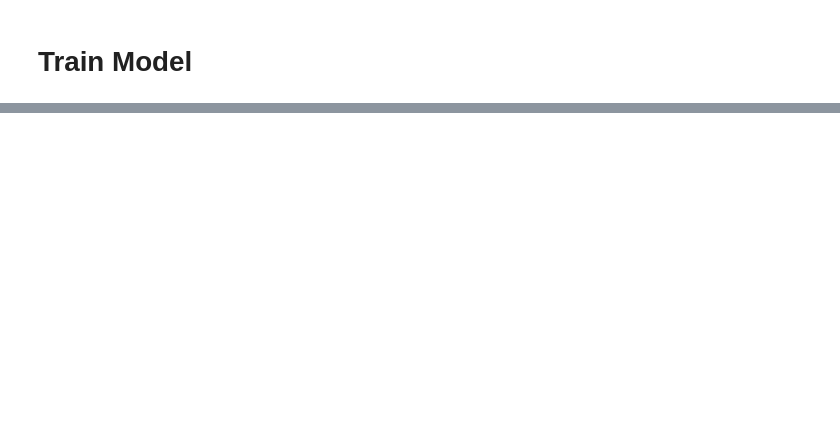
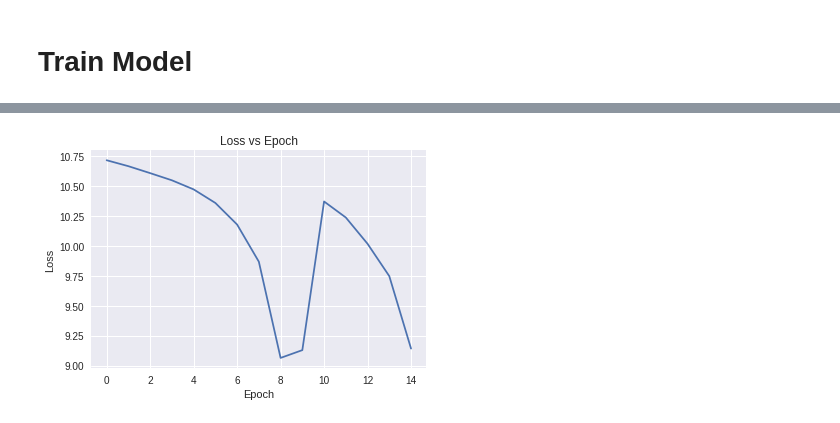
Before and after one commit to tanmaybinaykiya/Ask-Me-Question-Generating-Agent, a Jupyter notebook: Deep_Learning_Final_Project.ipynb, the cells around one changed output, grey strips where cells are left out. Cells and saved outputs as stored; diff of their text form; code cells hidden in the pictures; blank space fills up the shorter version.

```diff
--- a/Deep_Learning_Final_Project.ipynb
+++ b/Deep_Learning_Final_Project.ipynb
@@ -96,0 +145,14 @@ ValueError: ignored
+# %%
+import matplotlib.pyplot as plt
+%matplotlib inline
+import numpy as np
+
+def plot_losses(losses):
+  plt.plot(losses)
+
+  plt.xlabel('Epoch')
+  plt.ylabel('Loss')
+  plt.title('Loss vs Epoch')
+  plt.grid(True)
+
+  plt.show()
@@ -96,0 +223,4 @@ ValueError: ignored
+# %%
+plot_losses(losses)
+# %% [output]
+[figure, added]
```
Also changed, not shown: parts of 13 cells of this notebook, 1 other file.
